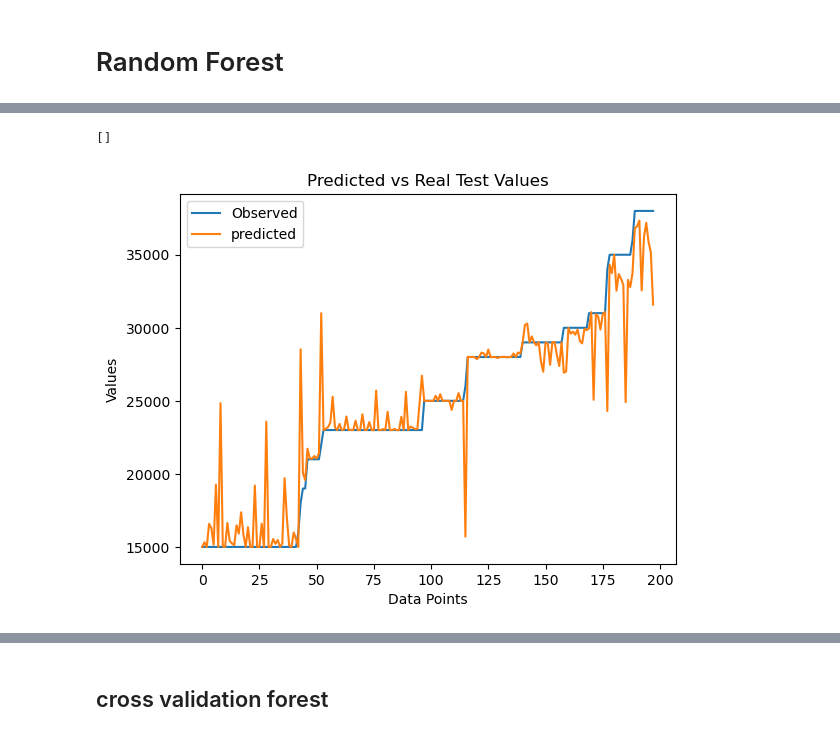
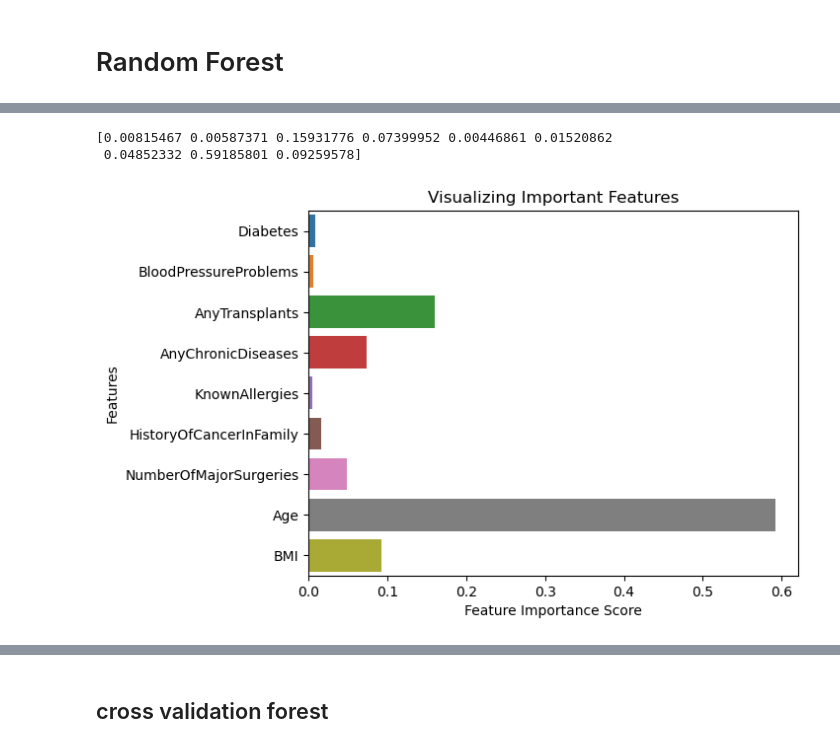
Before and after one commit to OverCat2000/ML_project, a Jupyter notebook: advanceAnalysis.ipynb, the cells around one changed output, grey strips where cells are left out. Saved outputs shown, nothing was run; the diff lists cells and outputs as text; code cells hidden in the pictures.

```diff
--- a/advanceAnalysis.ipynb
+++ b/advanceAnalysis.ipynb
@@ -87,8 +107,11 @@ class StdScaler(BaseEstimator, TransformerMixin):
+# %%
+x_train, x_test, y_train, y_test = train_test_split(X, y, test_size=0.2, random_state=42)
 # %%
 pipe = Pipeline([
-    ('bmi', BMI(bmi=False)),
+    ('bmi', BMI(bmiCat=False)),
     #('oneHot', oneHot(columns=["BMI_cat"])),
     ('scaler', StdScaler())
 ])
 # %%
-X_scaled = pd.DataFrame(pipe.fit_transform(X.copy()))
+X_train = pipe.fit_transform(x_train.copy())
+X_test = pipe.fit_transform(x_test.copy())
@@ -113,5 +118,3 @@ from sklearn.model_selection import train_test_split
-# %%
-X_train, X_test, y_train, y_test = train_test_split(X_scaled, y, test_size=0.2, random_state=42)
 # %% [markdown]
 # Random Forest
 # %%
@@ -137,10 +136,13 @@ temp.reset_index(drop=True, inplace=True)
-# %%
-sns.lineplot(temp.Observed, label="Observed")
-sns.lineplot(temp.predicted, label="predicted")
-plt.xlabel('Data Points')
-plt.ylabel('Values')
-plt.title('Predicted vs Real Test Values')
-plt.plot()
-# %% [output]
-[]
-[figure, removed]
+# %%
+feature_imp1 = forest_reg.feature_importances_
+print(feature_imp1)
+
+sns.barplot(x=feature_imp1, y=X_train.columns)
+plt.xlabel('Feature Importance Score')
+plt.ylabel('Features')
+plt.title("Visualizing Important Features")
+plt.show()
+# %% [output]
+[0.00815467 0.00587371 0.15931776 0.07399952 0.00446861 0.01520862
+ 0.04852332 0.59185801 0.09259578]
+[figure, added]
```
Also changed, not shown: parts of 67 cells of this notebook.
